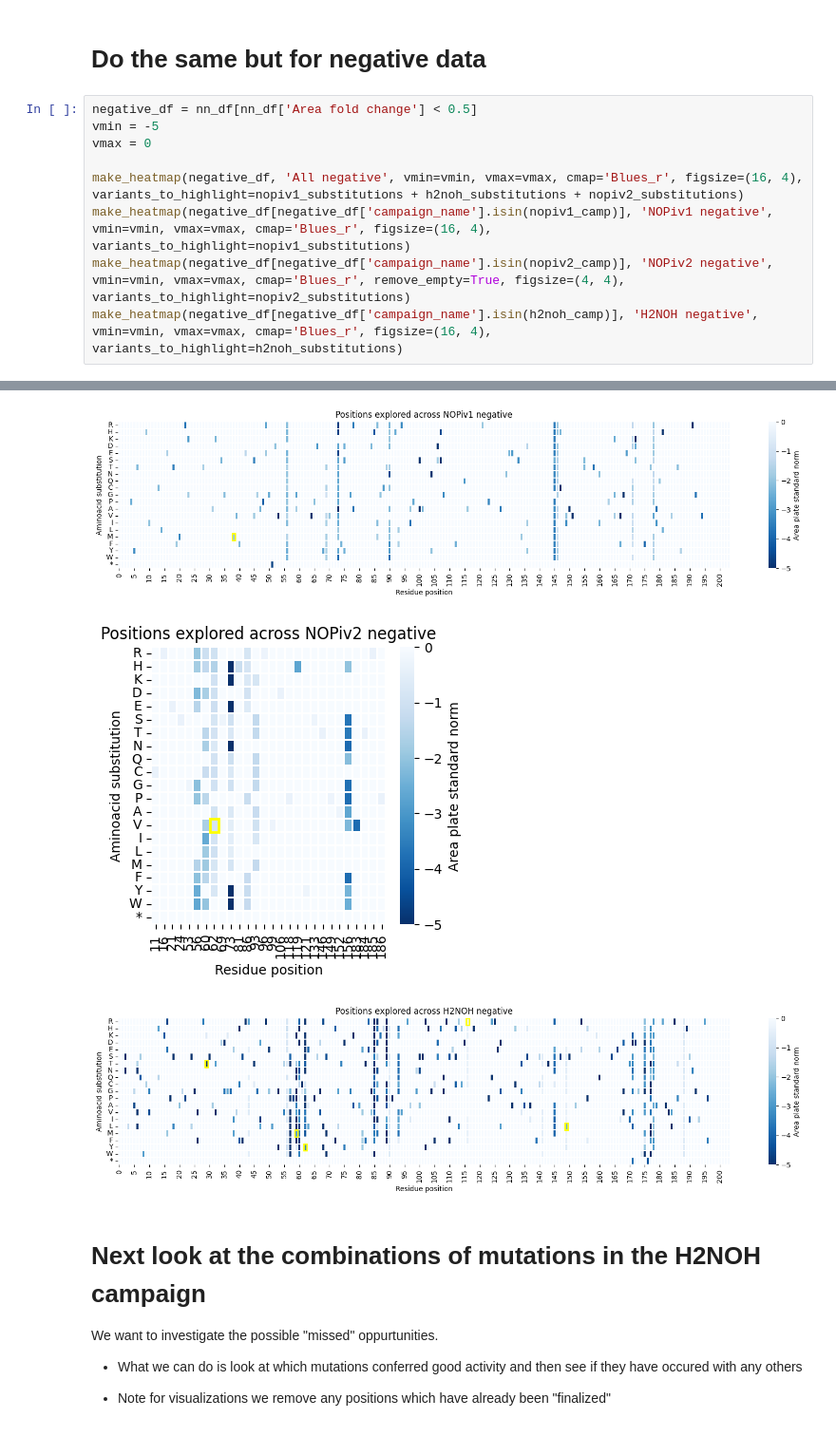
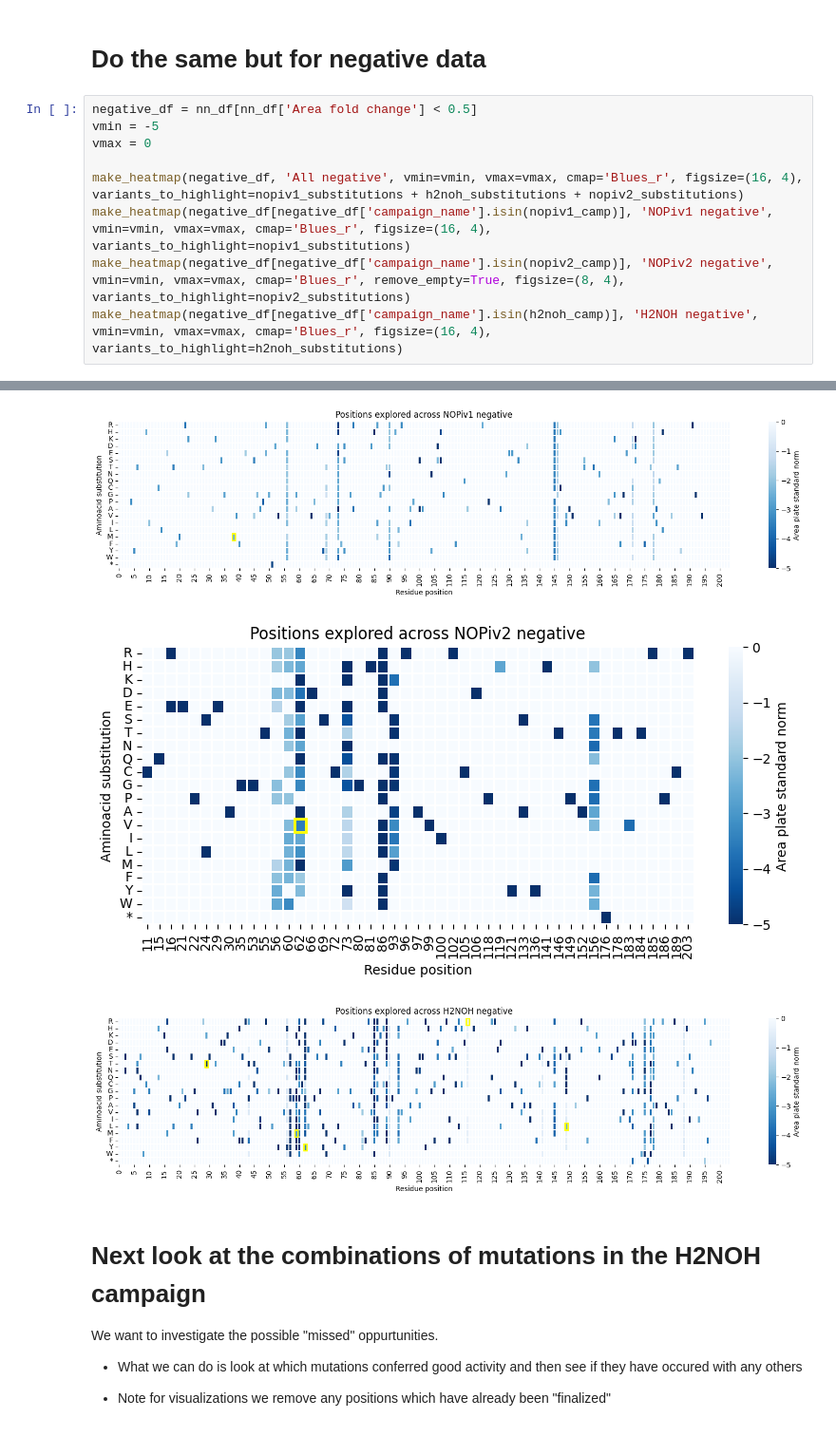
Before and after one commit to ArianeMora/beta_aminoacids, a Jupyter notebook: LevSeq_Results_Vis.ipynb, the cells around one changed output, grey strips where cells are left out. Shown at 95% size. Saved outputs shown, nothing was run; the diff lists cells and outputs as text.

```diff
--- a/LevSeq_Results_Vis.ipynb
+++ b/LevSeq_Results_Vis.ipynb
@@ -302,6 +308,6 @@ vmax = 0
 
 make_heatmap(negative_df, 'All negative', vmin=vmin, vmax=vmax, cmap='Blues_r', figsize=(16, 4), variants_to_highlight=nopiv1_substitutions + h2noh_substitutions + nopiv2_substitutions)
 make_heatmap(negative_df[negative_df['campaign_name'].isin(nopiv1_camp)], 'NOPiv1 negative', vmin=vmin, vmax=vmax, cmap='Blues_r', figsize=(16, 4), variants_to_highlight=nopiv1_substitutions)
-make_heatmap(negative_df[negative_df['campaign_name'].isin(nopiv2_camp)], 'NOPiv2 negative',  vmin=vmin, vmax=vmax, cmap='Blues_r', remove_empty=True, figsize=(4, 4), variants_to_highlight=nopiv2_substitutions)
+make_heatmap(negative_df[negative_df['campaign_name'].isin(nopiv2_camp)], 'NOPiv2 negative',  vmin=vmin, vmax=vmax, cmap='Blues_r', remove_empty=True, figsize=(8, 4), variants_to_highlight=nopiv2_substitutions)
 make_heatmap(negative_df[negative_df['campaign_name'].isin(h2noh_camp)], 'H2NOH negative',  vmin=vmin, vmax=vmax, cmap='Blues_r', figsize=(16, 4), variants_to_highlight=h2noh_substitutions)
 # %% [output]
@@ -309,6 +315,6 @@ make_heatmap(negative_df[negative_df['campaign_name'].isin(h2noh_camp)], 'H2NOH
-[figure, old version]
+[figure, new version]
-[figure, old version]
+[figure, new version]
-[figure, old version]
+[figure, new version]
 # %% [markdown]
 # Next look at the combinations of mutations in the H2NOH campaign
 
```
Also changed, not shown: parts of 37 cells of this notebook, 2 other files.
